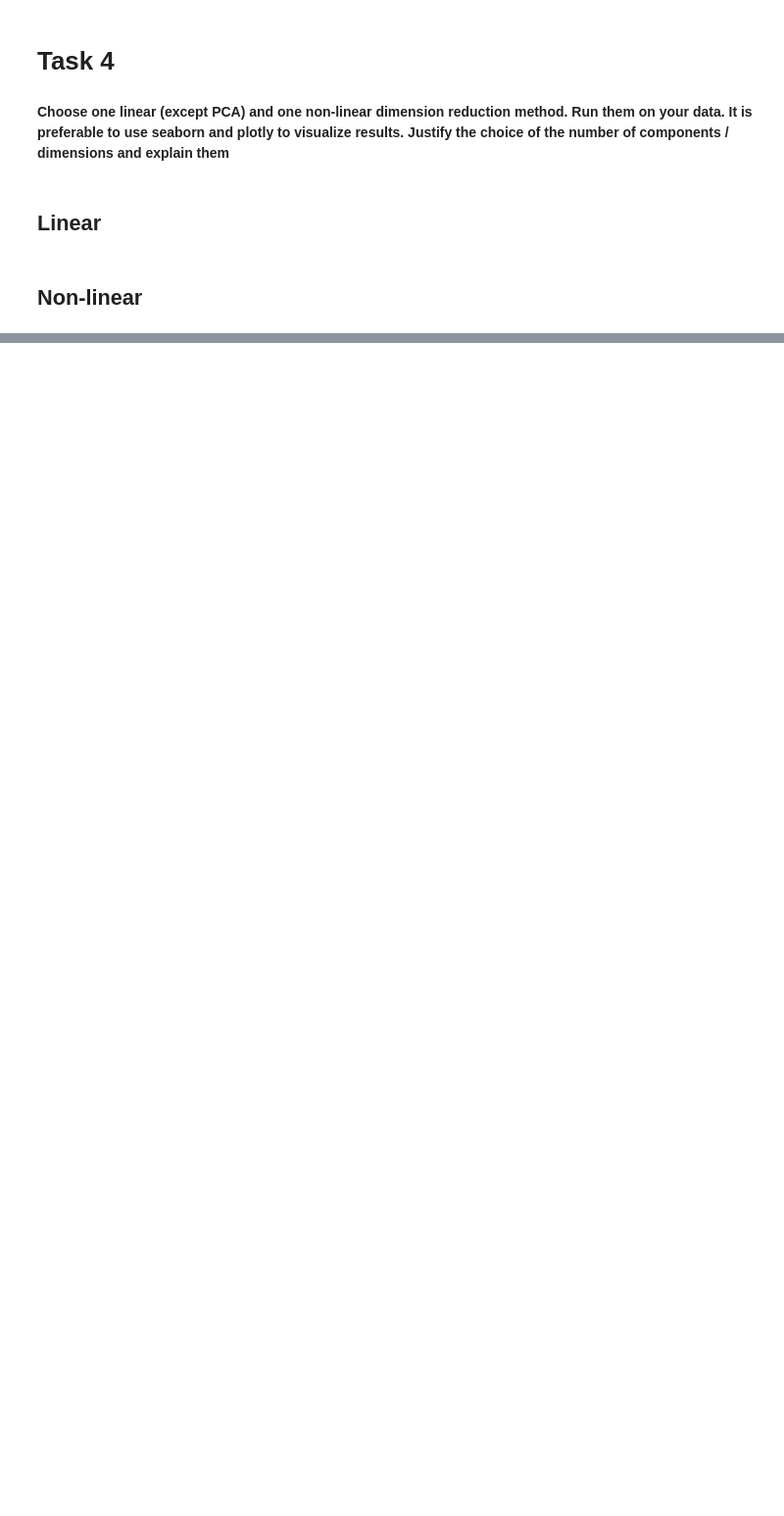
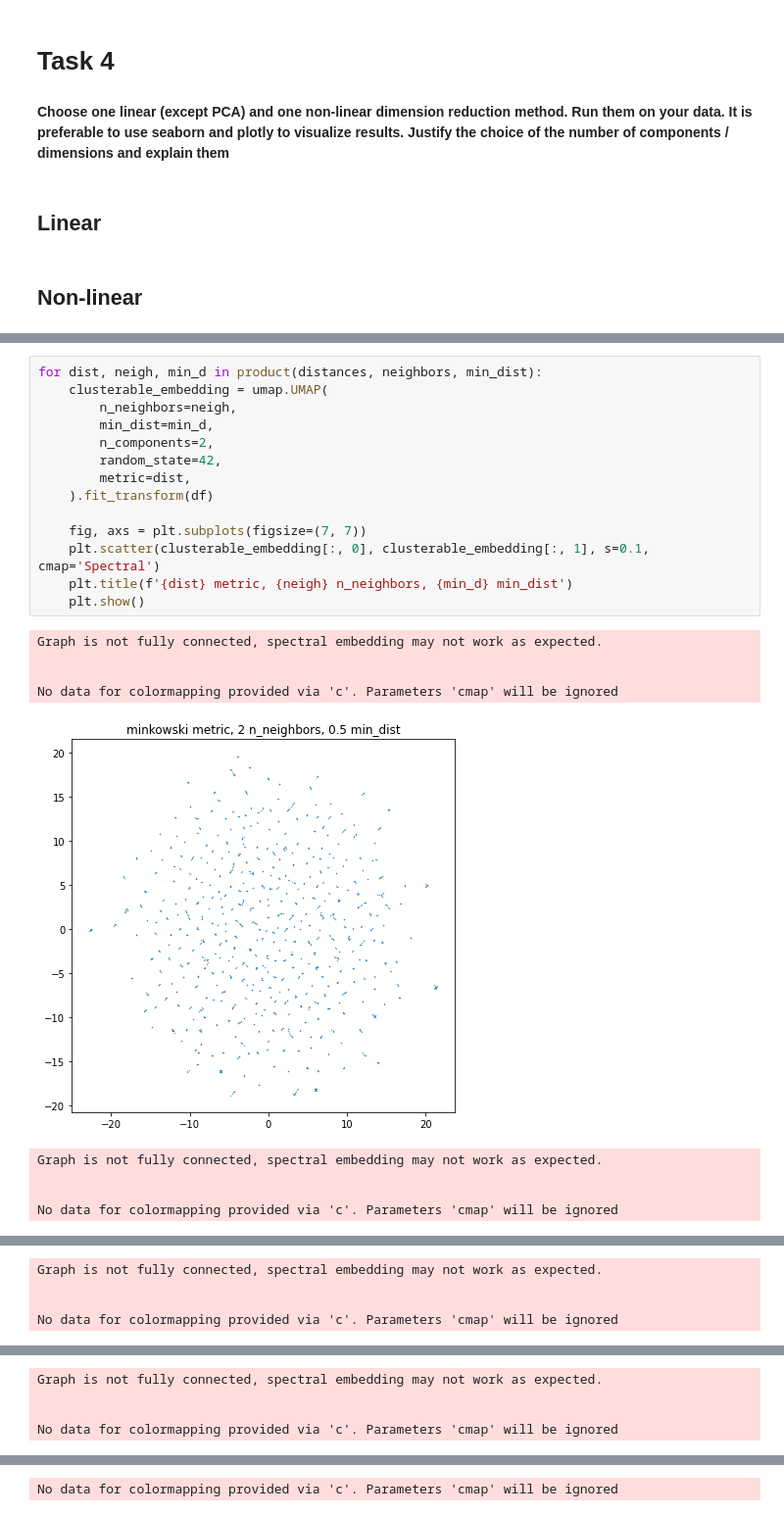
Before and after one commit to Gadeliya/Chemistry-algorithms-, a Jupyter notebook: Data_analysis.ipynb, the cells around one changed output, grey strips where cells are left out. Shown at 98% size. Cells and saved outputs as stored; diff of their text form; blank space fills up the shorter version.

```diff
--- a/Data_analysis.ipynb
+++ b/Data_analysis.ipynb
@@ -279,0 +314,24 @@ for dist, neigh, min_d in product(distances, neighbors, min_dist):
+# %%
+for dist, neigh, min_d in product(distances, neighbors, min_dist):
+    clusterable_embedding = umap.UMAP(
+        n_neighbors=neigh,
+        min_dist=min_d,
+        n_components=2,
+        random_state=42,
+        metric=dist,
+    ).fit_transform(df)
+
+    fig, axs = plt.subplots(figsize=(7, 7))
+    plt.scatter(clusterable_embedding[:, 0], clusterable_embedding[:, 1], s=0.1, cmap='Spectral')
+    plt.title(f'{dist} metric, {neigh} n_neighbors, {min_d} min_dist')
+    plt.show()
+# %% [output]
+Graph is not fully connected, spectral embedding may not work as expected.
+
+
+No data for colormapping provided via 'c'. Parameters 'cmap' will be ignored
+[figure, added]
+Graph is not fully connected, spectral embedding may not work as expected.
+
+
+No data for colormapping provided via 'c'. Parameters 'cmap' will be ignored
@@ -279,0 +339,4 @@ for dist, neigh, min_d in product(distances, neighbors, min_dist):
+Graph is not fully connected, spectral embedding may not work as expected.
+
+
+No data for colormapping provided via 'c'. Parameters 'cmap' will be ignored
@@ -279,0 +344,4 @@ for dist, neigh, min_d in product(distances, neighbors, min_dist):
+Graph is not fully connected, spectral embedding may not work as expected.
+
+
+No data for colormapping provided via 'c'. Parameters 'cmap' will be ignored
@@ -279,0 +349 @@ for dist, neigh, min_d in product(distances, neighbors, min_dist):
+No data for colormapping provided via 'c'. Parameters 'cmap' will be ignored
```
Also changed, not shown: parts of 42 cells of this notebook.
